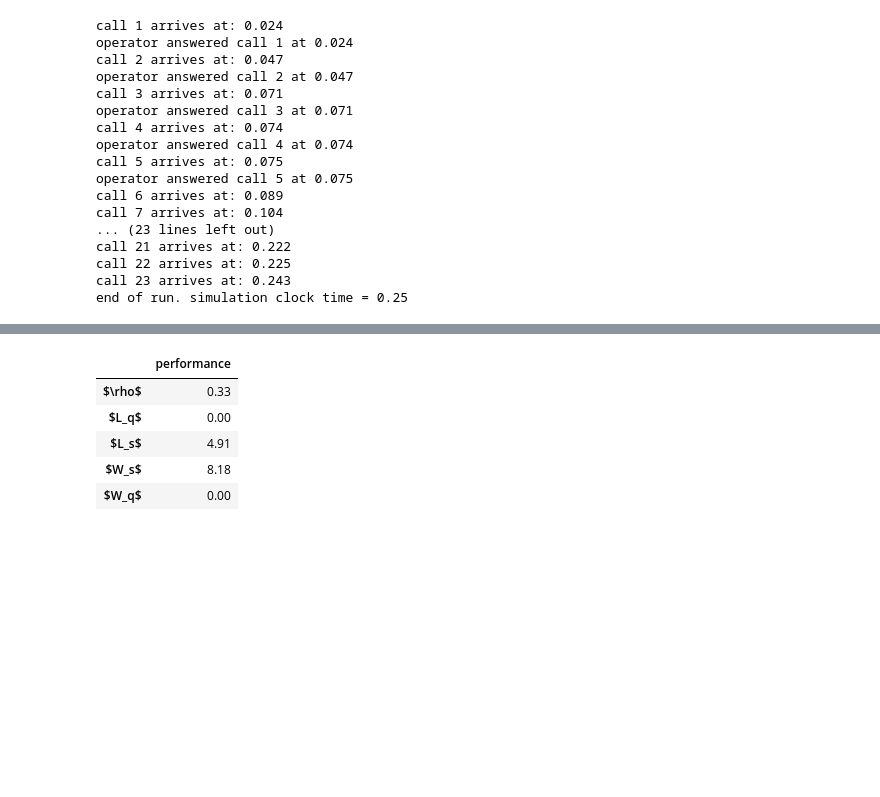
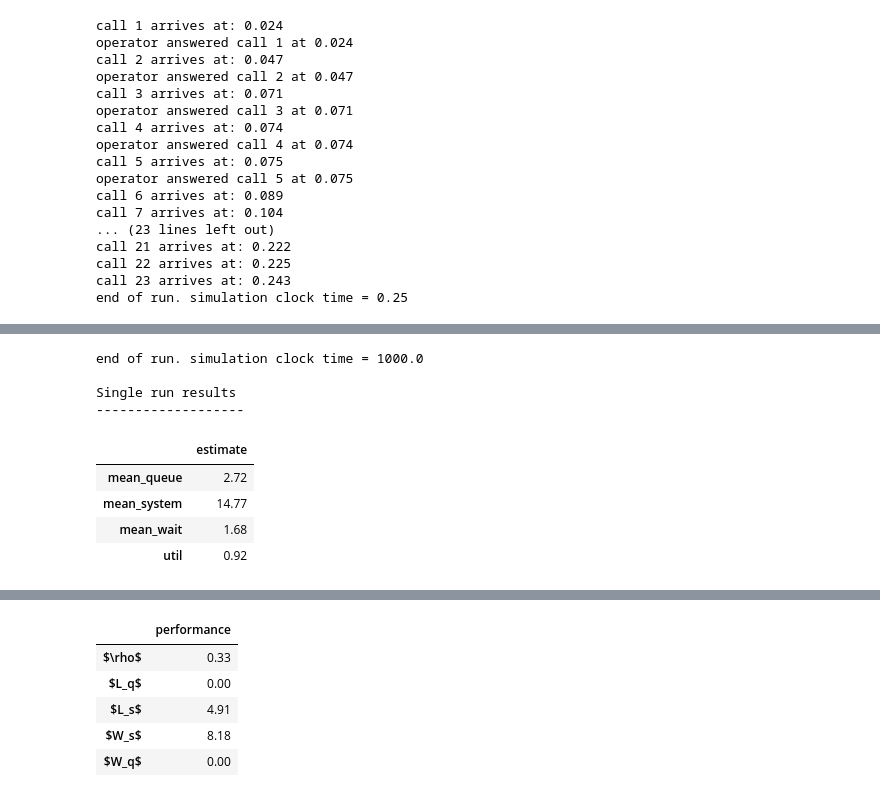
Before and after one commit to health-data-science-OR/stochastic_systems, a Jupyter notebook: labs/simulation/simulation_lab1.ipynb, the cells around one changed output, grey strips where cells are left out. Saved outputs shown, nothing was run; the diff lists cells and outputs as text; code cells hidden in the pictures; blank space fills up the shorter version.

```diff
--- a/labs/simulation/simulation_lab1.ipynb
+++ b/labs/simulation/simulation_lab1.ipynb
@@ -979,8 +979,8 @@ class Patient(object):
             trace(f'operator answered call {self.identifier} at {self.env.now:.3f}')
 
             #sample call duration.
-            call_duration = self.call_dist.sample()
-            yield self.env.timeout(call_duration)
+            self.call_duration = self.call_dist.sample()
+            yield self.env.timeout(self.call_duration)
 
             trace(f'call {self.identifier} ended {self.env.now:.3f}; waiting time was {self.waiting_time:.3f}')
             self.notify_auditors()
@@ -1134,0 +1349,12 @@ class Observer(object):
+# %%
+class MonitoredPatient(Patient):
+    def __init__(self, identifier, env, args):
+        super().__init__(identifier, env, args, auditor)
+        self._auditors = [auditor]
+
+    def register_auditor(self, observer):
+        self._auditors.append(observer)
+
+    def notify_auditors(self, *args, **kwargs):
+        for auditor in self._auditors:
+            auditor.departure_event(self)
@@ -1135,2 +1617,51 @@ class Observer(object):
+# %%
+# model parameters
+RUN_LENGTH = 1000
+N_OPERATORS = 13
+ARRIVAL_RATE = 100
+MEAN_IAT = 60 / ARRIVAL_RATE
+CALL_LOW = 5
+CALL_HIGH = 10
+CALL_MODE = 7
+
+#Should we show a trace of simulated events?
+TRACE = False
+
+#PRNG seeds (set these = None to get different runs)
+ARRIVAL_SEED = 42
+CALL_SEED = 101
+
+#scheduled audit intervals in minutes.
+FIRST_OBS = 10
+OBS_INTERVAL = 5
+
+#create simpy environment
+env = simpy.Environment()
+
+args = Scenario()
+
+#MODIFICATION: instantiate an auditor and pass to model
+auditor = Auditor(env, FIRST_OBS, OBS_INTERVAL)
+auditor.add_resource_to_audit(args.operators, 'ops')
+model = UrgentCareCallCentre(env, args, auditor)
+
+env.process(model.call_source())
+env.run(until=RUN_LENGTH)
+
+print(f'end of run. simulation clock time = {env.now}')
+print('\nSingle run results\n-------------------')
+
+#MODIFICATION - end of run results
+auditor.process_end_of_run().round(2)
+# %% [output]
+end of run. simulation clock time = 1000.0
+
+Single run results
+-------------------
+|  | estimate |
+| mean_queue | 2.72 |
+| mean_system | 14.77 |
+| mean_wait | 1.68 |
+| util | 0.92 |
 # %%
 #model parameters - compare to queuing model.
```
Also changed, not shown: parts of 31 cells of this notebook, 1 other file.
